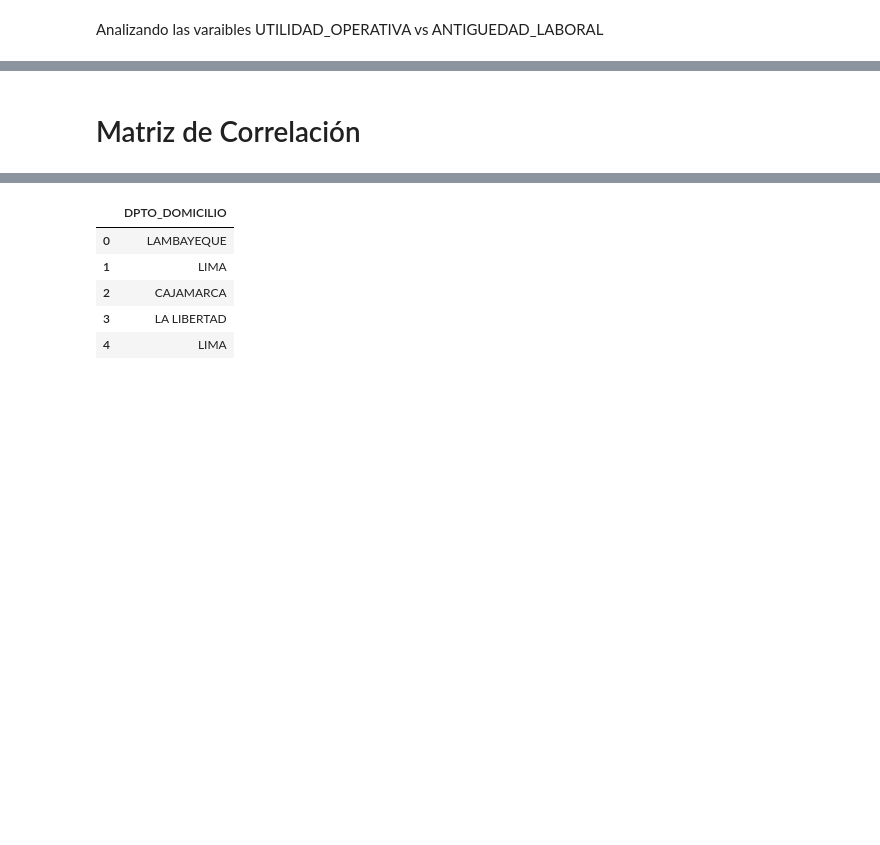
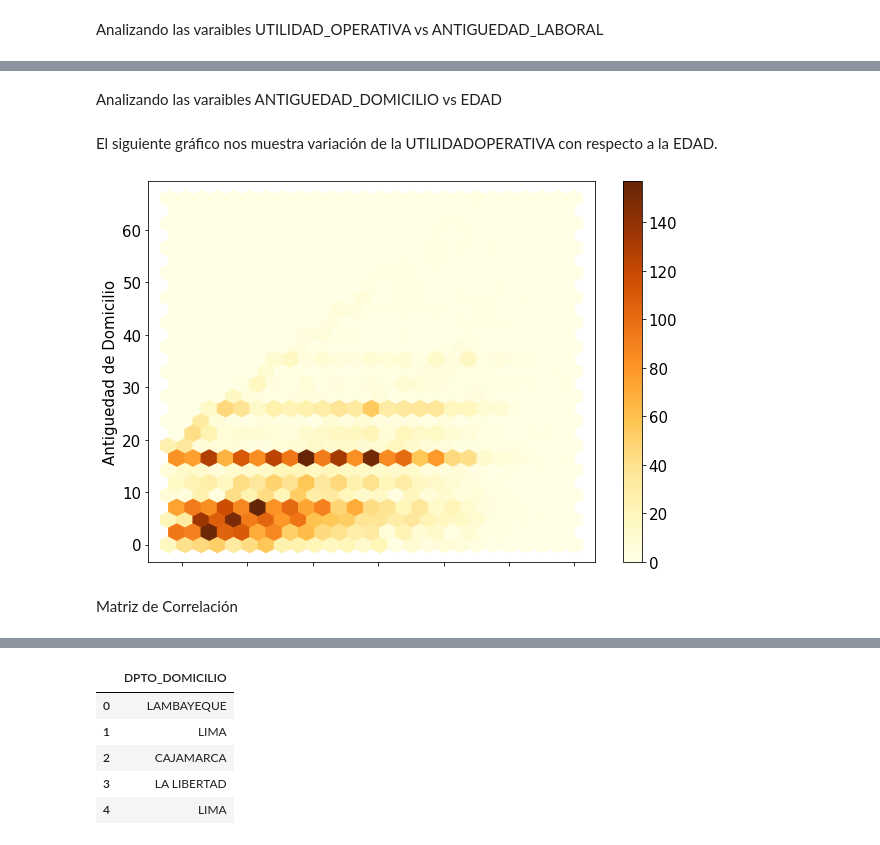
Before and after one commit to MiguelAngelTinocoArroyo/DataAnalytics, a Jupyter notebook: Source/Proyecto.ipynb, the cells around one changed output, grey strips where cells are left out. Saved outputs shown, nothing was run; the diff lists cells and outputs as text; code cells hidden in the pictures; blank space fills up the shorter version.

```diff
--- a/Source/Proyecto.ipynb
+++ b/Source/Proyecto.ipynb
@@ -245,5 +184,18 @@ plt.show()
+# %% [markdown]
+Analizando las varaibles ANTIGUEDAD_DOMICILIO vs EDAD
+# %% [markdown]
+El siguiente gráfico nos muestra variación de la UTILIDADOPERATIVA con respecto a la EDAD.
+# %%
+plt.rcParams['figure.figsize']= 9,7
+plt.rcParams['font.size'] = 15
+df.plot (kind='hexbin', x='EDAD', y='ANTIGUEDAD_DOMICILIO', gridsize=25,
+         fontsize = 15, figsize = (10,7), colormap = 'YlOrBr')
+plt.ylabel('Antiguedad de Domicilio')
+plt.show()
+# %% [output]
+[figure, added]
 # %% [markdown]
-# Matriz de Correlación
+Matriz de Correlación
 # %%
 # Matriz de correlación con el método Pearson
 corr_matrix = df[columnsNumeric].corr(method='pearson')
```
Also changed, not shown: parts of 59 cells of this notebook.
